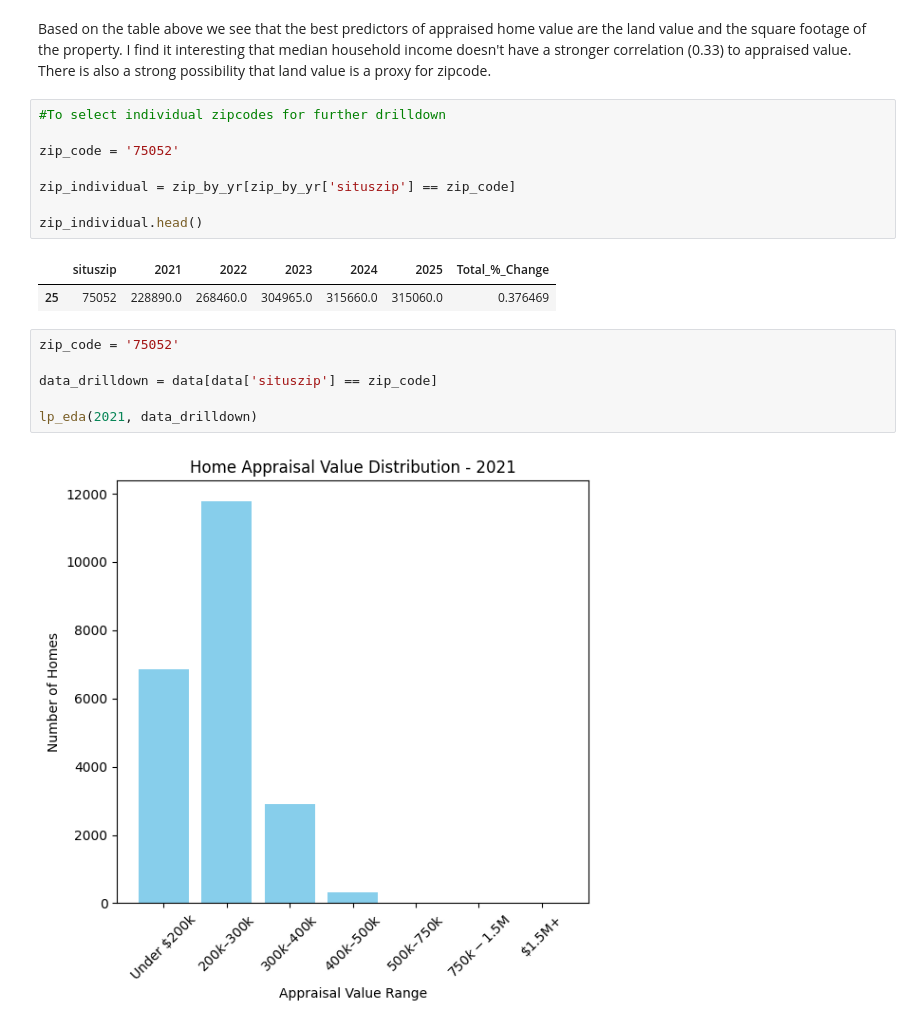
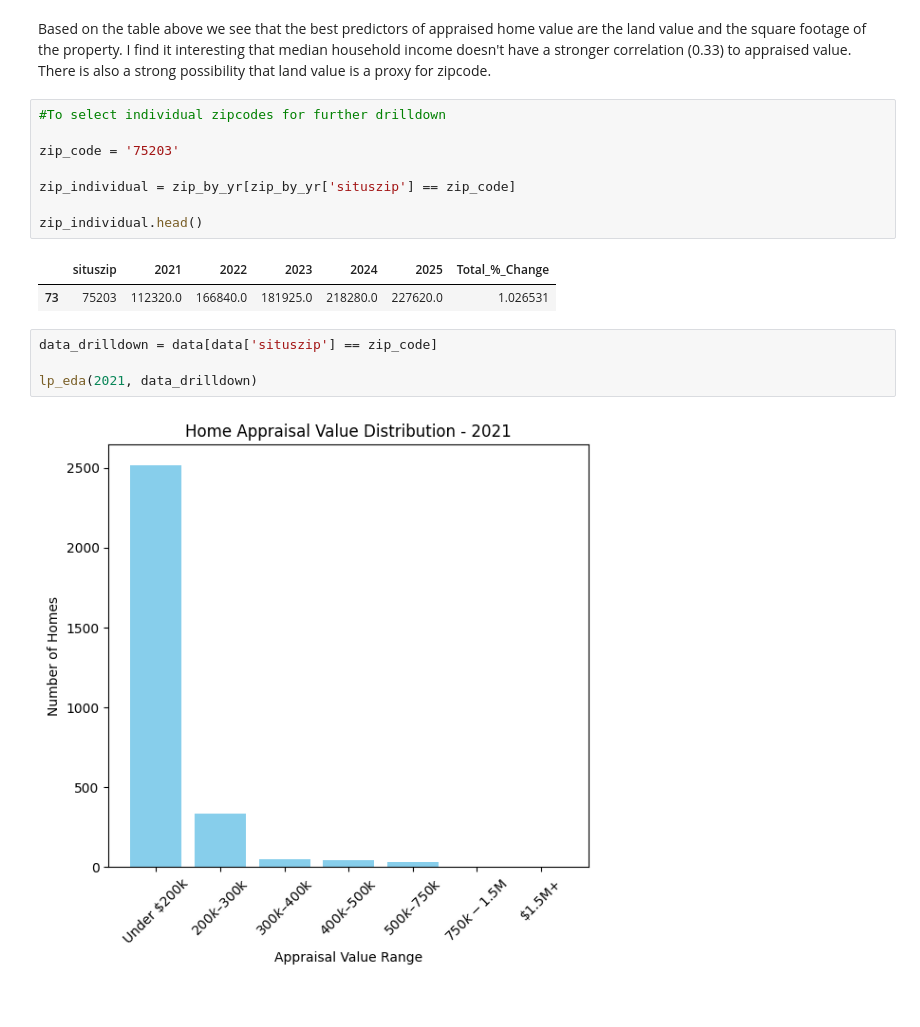
Before and after one commit to d-monkey-CG/DFW-Residential-Housing-Price-Predictor, a Jupyter notebook: DFW_Home_Price_EDA.ipynb, the cells around one changed output. Cells and saved outputs as stored; diff of their text form.

```diff
--- a/DFW_Home_Price_EDA.ipynb
+++ b/DFW_Home_Price_EDA.ipynb
@@ -313,22 +313,20 @@ Based on the table above we see that the best predictors of appraised home value
 # %%
 #To select individual zipcodes for further drilldown
 
-zip_code = '75052'
+zip_code = '75203'
 
 zip_individual = zip_by_yr[zip_by_yr['situszip'] == zip_code]
 
 zip_individual.head()
 # %% [output]
 |  | situszip | 2021 | 2022 | 2023 | 2024 | 2025 | Total_%_Change |
-| 25 | 75052 | 228890.0 | 268460.0 | 304965.0 | 315660.0 | 315060.0 | 0.376469 |
+| 73 | 75203 | 112320.0 | 166840.0 | 181925.0 | 218280.0 | 227620.0 | 1.026531 |
 # %%
-zip_code = '75052'
-
 data_drilldown = data[data['situszip'] == zip_code]
 
 lp_eda(2021, data_drilldown)
 # %% [output]
-[figure, old version]
+[figure, new version]
 # %%
 lp_eda(2025, data_drilldown)
 # %% [output]
```
Also changed, not shown: parts of 1 cell of this notebook.
